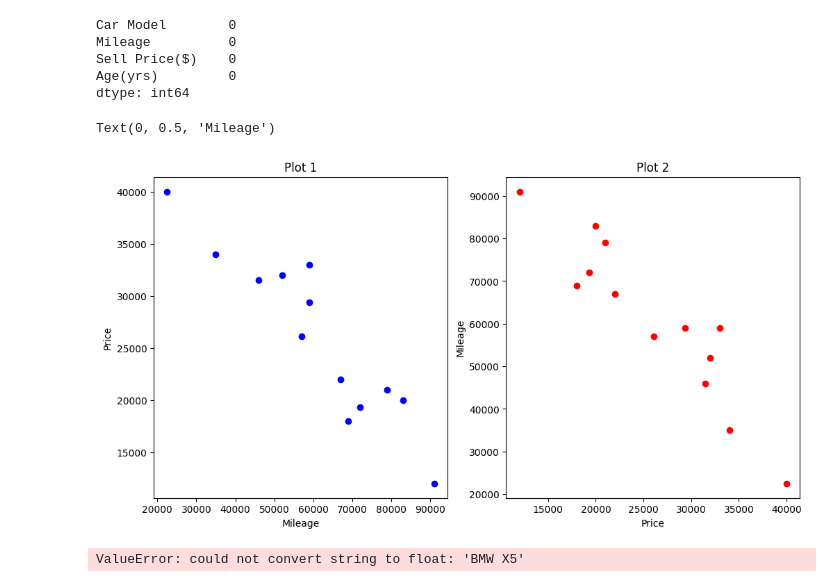
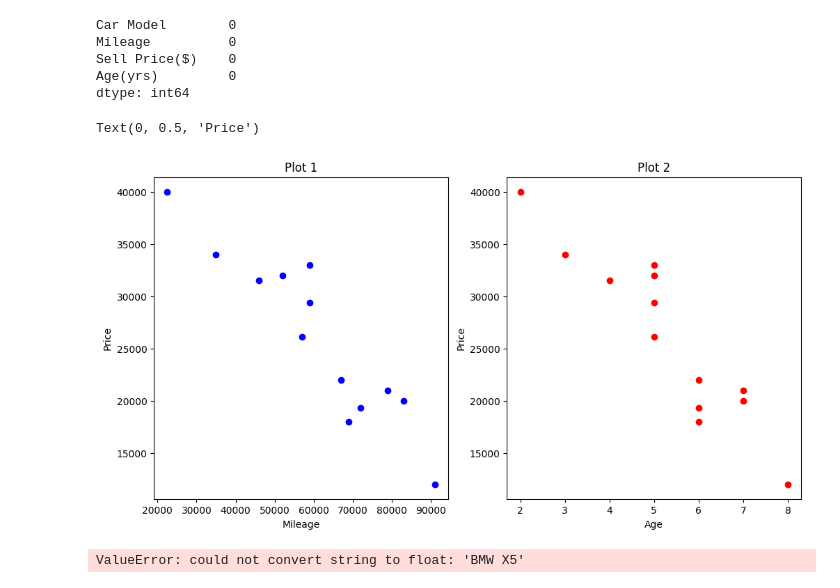
Before and after one commit to happyvignesh/ML_Exercises, a Jupyter notebook: JNB/4_OneHotEncoding.ipynb, the cells around one changed output. Saved outputs shown, nothing was run; the diff lists cells and outputs as text; code cells hidden in the pictures.

```diff
--- a/JNB/4_OneHotEncoding.ipynb
+++ b/JNB/4_OneHotEncoding.ipynb
@@ -45,16 +45,16 @@ dtype: int64
 # %%
 fig, (ax1, ax2) = plt.subplots(1, 2, figsize=(12, 6))
 ax1.scatter(used_cars_df.Mileage, used_cars_df['Sell Price($)'], label='y = x^2', color='blue')
 ax1.set_title('Plot 1')
 ax1.set_xlabel('Mileage')
 ax1.set_ylabel('Price')
-ax2.scatter(used_cars_df['Sell Price($)'], used_cars_df.Mileage, label='y = x^2', color='red')
+ax2.scatter(used_cars_df['Age(yrs)'], used_cars_df['Sell Price($)'], label='y = x^2', color='red')
 ax2.set_title('Plot 2')
-ax2.set_xlabel('Price')
-ax2.set_ylabel('Mileage')
+ax2.set_xlabel('Age')
+ax2.set_ylabel('Price')
 # %% [output]
-Text(0, 0.5, 'Mileage')
+Text(0, 0.5, 'Price')
-[figure, old version]
+[figure, new version]
 # %%
 # as the Mileage increases price gets reduces. and the same is true for vice versa.
 #hence we can use Linear Regression ML Algorithm to predict the price for a given car
```
Also changed, not shown: parts of 9 cells of this notebook.
